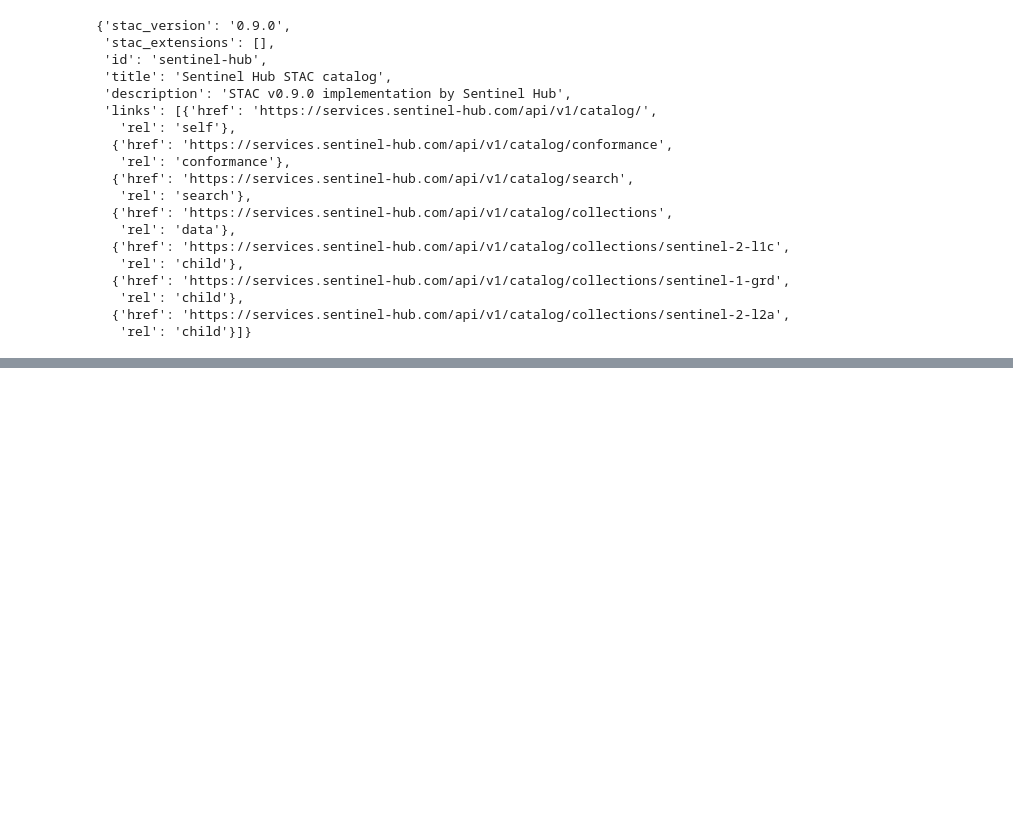
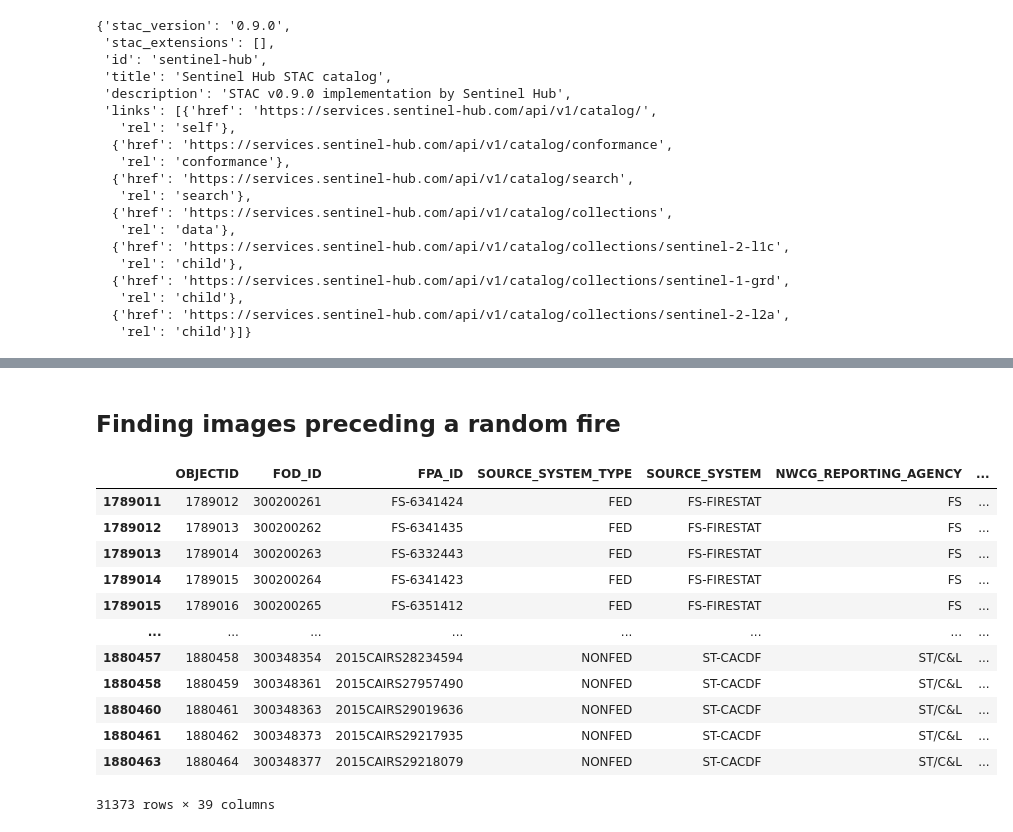
Before and after one commit to beccaroskill/ML-Climate-Final-Project-Template, a Jupyter notebook: src/InitialExploration.ipynb, the cells around one changed output, grey strips where cells are left out. Cells and saved outputs as stored; diff of their text form; code cells hidden in the pictures; blank space fills up the shorter version.

```diff
--- a/src/InitialExploration.ipynb
+++ b/src/InitialExploration.ipynb
@@ -201,0 +230,21 @@ plt.tight_layout()
+# %% [markdown]
+## Finding images preceding a random fire
+# %%
+fires_df_recent = fires_df[fires_df['FIRE_YEAR'] >= 2015]
+fires_df_recent = fires_df_recent[fires_df['DISCOVERY_DOY'] >= 188]
+fires_df_recent
+#len(fires_df_recent['DISCOVERY_DOY'])
+# %% [output]
+|  | OBJECTID | FOD_ID | FPA_ID | SOURCE_SYSTEM_TYPE | SOURCE_SYSTEM | NWCG_REPORTING_AGENCY | ... |
+| 1789011 | 1789012 | 300200261 | FS-6341424 | FED | FS-FIRESTAT | FS | ... |
+| 1789012 | 1789013 | 300200262 | FS-6341435 | FED | FS-FIRESTAT | FS | ... |
+| 1789013 | 1789014 | 300200263 | FS-6332443 | FED | FS-FIRESTAT | FS | ... |
+| 1789014 | 1789015 | 300200264 | FS-6341423 | FED | FS-FIRESTAT | FS | ... |
+| 1789015 | 1789016 | 300200265 | FS-6351412 | FED | FS-FIRESTAT | FS | ... |
+| ... | ... | ... | ... | ... | ... | ... | ... |
+| 1880457 | 1880458 | 300348354 | 2015CAIRS28234594 | NONFED | ST-CACDF | ST/C&L | ... |
+| 1880458 | 1880459 | 300348361 | 2015CAIRS27957490 | NONFED | ST-CACDF | ST/C&L | ... |
+| 1880460 | 1880461 | 300348363 | 2015CAIRS29019636 | NONFED | ST-CACDF | ST/C&L | ... |
+| 1880461 | 1880462 | 300348373 | 2015CAIRS29217935 | NONFED | ST-CACDF | ST/C&L | ... |
+| 1880463 | 1880464 | 300348377 | 2015CAIRS29218079 | NONFED | ST-CACDF | ST/C&L | ... |
+31373 rows × 39 columns
```
Also changed, not shown: parts of 34 cells of this notebook.
